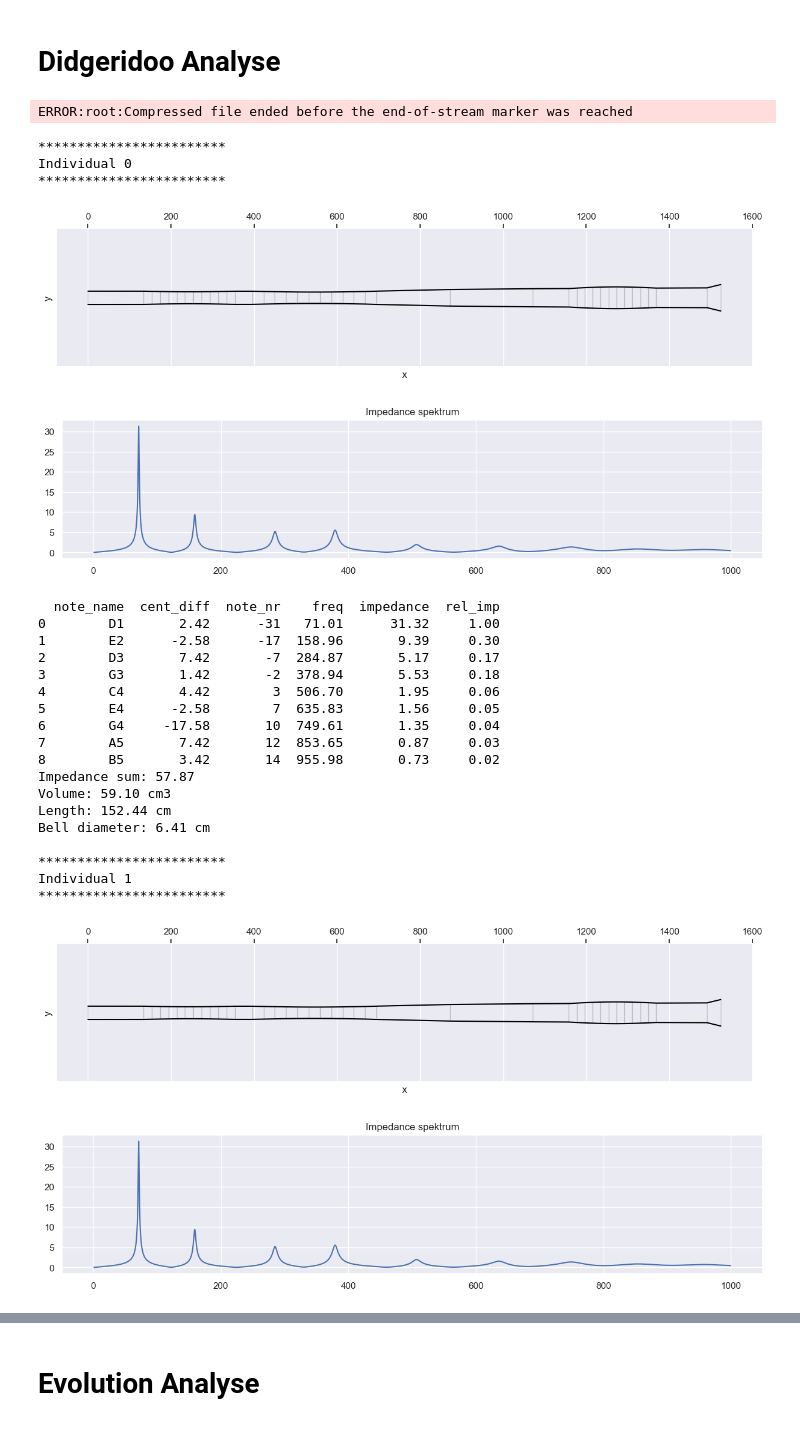
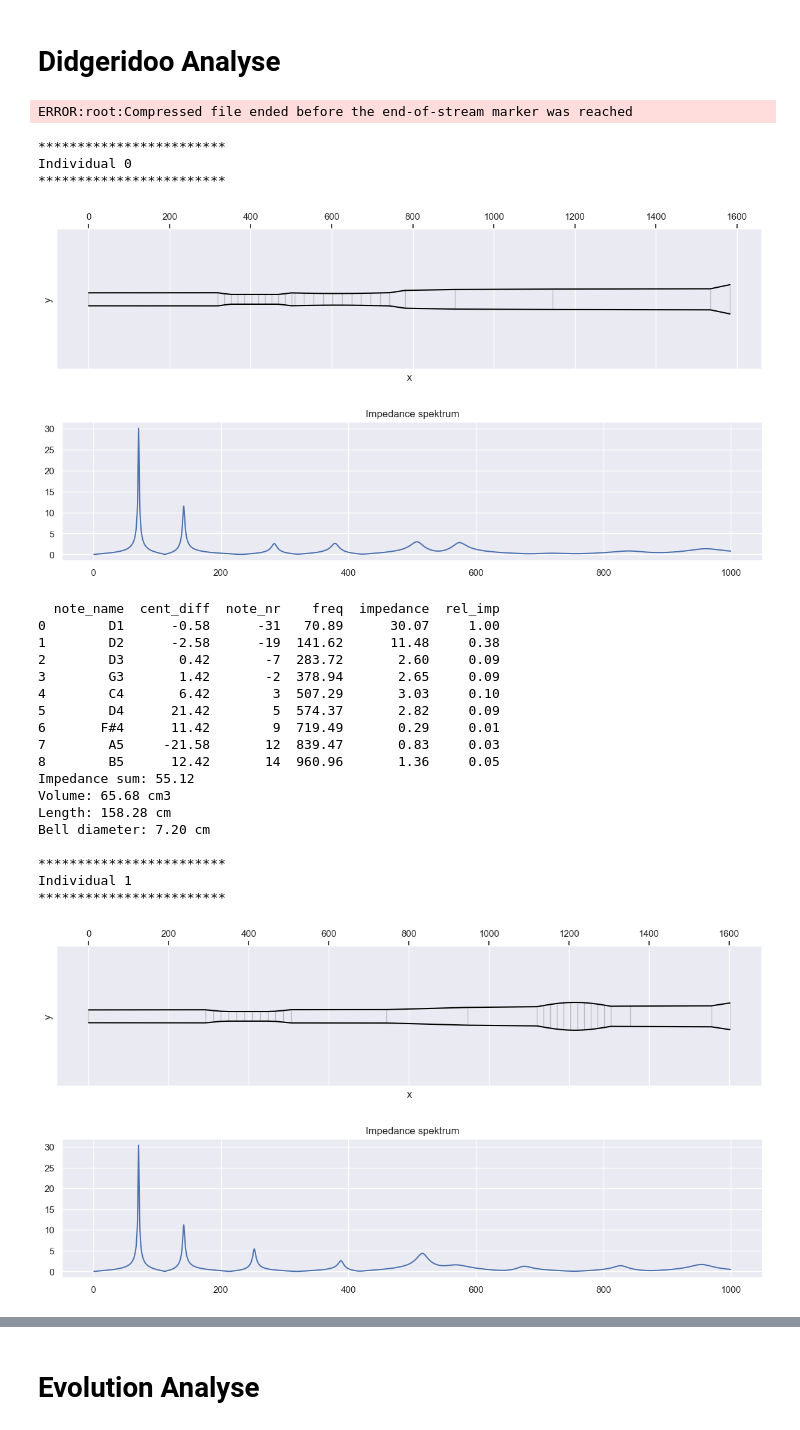
Before and after one commit to Didgitaldoo/didge-lab, a Jupyter notebook: src/experiments/arusha/eval_results.ipynb, the cells around one changed output, grey strips where cells are left out. Drawn from its saved outputs; the diff is of its cells as text; code cells hidden in the pictures.

```diff
--- a/src/experiments/arusha/eval_results.ipynb
+++ b/src/experiments/arusha/eval_results.ipynb
@@ -18,36 +19,36 @@ from didgelab.analysis import *
 # Didgeridoo Analyse
 # %%
 folder = get_latest_evolution_folder()
-folder = "../../../saved_evolutions/2024-06-02T11-31-02_evolve_arusha"
+folder = "../../../saved_evolutions/2024-06-03T09-37-44_evolve_arusha"
 infile = os.path.join(folder, "population.json.gz")
 population = get_latest_population(infile)
 base_freq=425
 visualize_individuals(population["population"], n=3, base_freq=base_freq)
 # %% [output]
 ERROR:root:Compressed file ended before the end-of-stream marker was reached
 ************************
 Individual 0
 ************************
-[figure, old version]
+[figure, new version]
-[figure, old version]
+[figure, new version]
   note_name  cent_diff  note_nr    freq  impedance  rel_imp
-0        D1       2.42      -31   71.01      31.32     1.00
-1        E2      -2.58      -17  158.96       9.39     0.30
-2        D3       7.42       -7  284.87       5.17     0.17
-3        G3       1.42       -2  378.94       5.53     0.18
-4        C4       4.42        3  506.70       1.95     0.06
-5        E4      -2.58        7  635.83       1.56     0.05
-6        G4     -17.58       10  749.61       1.35     0.04
-7        A5       7.42       12  853.65       0.87     0.03
-8        B5       3.42       14  955.98       0.73     0.02
-Impedance sum: 57.87
-Volume: 59.10 cm3
-Length: 152.44 cm
-Bell diameter: 6.41 cm
+0        D1      -0.58      -31   70.89      30.07     1.00
+1        D2      -2.58      -19  141.62      11.48     0.38
+2        D3       0.42       -7  283.72       2.60     0.09
+3        G3       1.42       -2  378.94       2.65     0.09
+4        C4       6.42        3  507.29       3.03     0.10
+5        D4      21.42        5  574.37       2.82     0.09
+6       F#4      11.42        9  719.49       0.29     0.01
+7        A5     -21.58       12  839.47       0.83     0.03
+8        B5      12.42       14  960.96       1.36     0.05
+Impedance sum: 55.12
+Volume: 65.68 cm3
+Length: 158.28 cm
+Bell diameter: 7.20 cm
 
 ************************
 Individual 1
 ************************
-[figure, old version]
+[figure, new version]
-[figure, old version]
+[figure, new version]
   note_name  cent_diff  note_nr    freq  impedance  rel_imp
```
Also changed, not shown: parts of 5 cells of this notebook, 3 other files.
